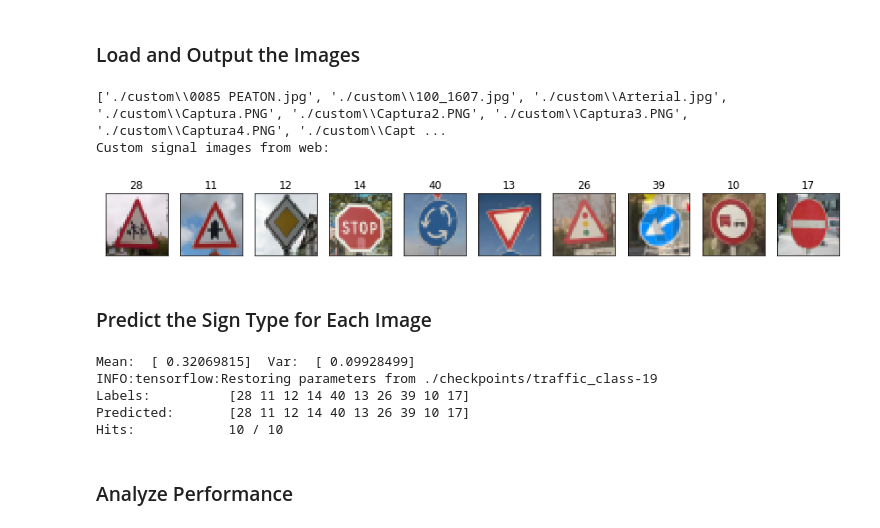
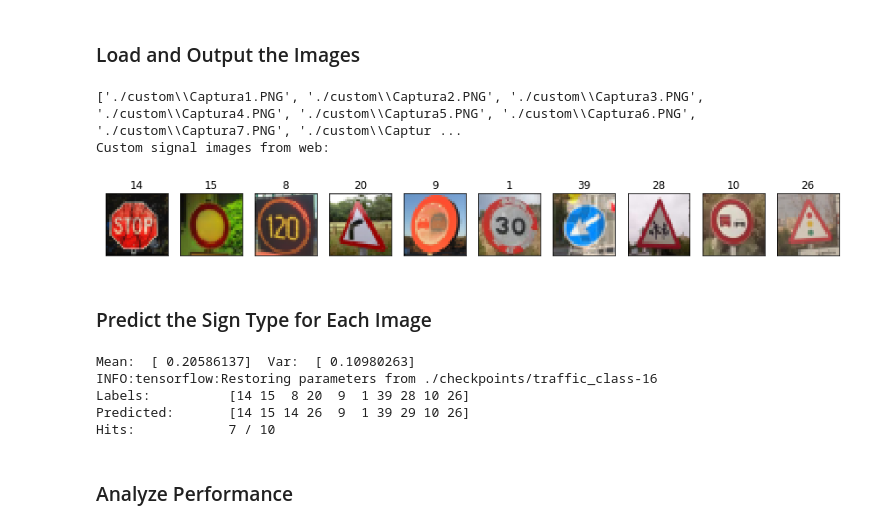
Before and after one commit to saultr/project_2_traffic_sign_classifier, a Jupyter notebook: Traffic_Sign_Classifier.ipynb, the cells around one changed output. Drawn from its saved outputs; the diff is of its cells as text; code cells hidden in the pictures.

```diff
--- a/Traffic_Sign_Classifier.ipynb
+++ b/Traffic_Sign_Classifier.ipynb
@@ -430,7 +440,7 @@ with graph.as_default():
     # Predictions
     training_operation = optimizer.minimize(loss)
     prediction = tf.cast(tf.argmax(logits,1), tf.int32)
-    top_probabilities =  tf.nn.top_k(logits, k=5)
+    top_probabilities =  tf.nn.softmax(logits)
     correct_prediction = tf.equal(tf.argmax(logits, 1), tf.argmax(one_hot_y, 1))
     accuracy_operation = tf.cast(correct_prediction, tf.float32)
     accuracy_operation_mean = tf.reduce_mean(accuracy_operation)
@@ -526,36 +536,36 @@ You may find `signnames.csv` useful as it contains mappings from the class id (i
 # %%
 ### Load the images and plot them here.
 ### Feel free to use as many code cells as needed.
 ### Load the images and plot them here.
 import os, cv2
 import numpy as np
 
 # load new images
 new_images_dir = './custom'
 X_custom = [os.path.join(new_images_dir, f) for f in os.listdir(new_images_dir)]
 print (X_custom)
 # load images and resize it to 32x32
 X_custom =np.asarray([cv2.resize(cv2.cvtColor(cv2.imread(f), cv2.COLOR_BGR2RGB), (32,32), \
                                  interpolation =  cv2.INTER_AREA) for f in X_custom])
 
 # manually annotated labels for these new images
-y_custom = [28, 11, 12, 14, 40, 13, 26 , 39, 10, 17]
+y_custom = [14, 15, 8, 20, 9, 1, 39, 28, 10, 26]
 
 # plot new test images
 fig, axarray = plt.subplots(1, len(X_custom))
 fig.set_size_inches(15, 15)
 
 print ('Custom signal images from web: ')
 for i, ax in enumerate(axarray.ravel()):
     ax.imshow(X_custom[i])
     ax.set_title('{}'.format(y_custom[i]))
     plt.setp(ax.get_xticklabels(), visible=False)
     plt.setp(ax.get_yticklabels(), visible=False)
     ax.set_xticks([]), ax.set_yticks([])
 # %% [output]
-['./custom\\0085 PEATON.jpg', './custom\\100_1607.jpg', './custom\\Arterial.jpg', './custom\\Captura.PNG', './custom\\Captura2.PNG', './custom\\Captura3.PNG', './custom\\Captura4.PNG', './custom\\Capt ...
+['./custom\\Captura1.PNG', './custom\\Captura2.PNG', './custom\\Captura3.PNG', './custom\\Captura4.PNG', './custom\\Captura5.PNG', './custom\\Captura6.PNG', './custom\\Captura7.PNG', './custom\\Captur ...
 Custom signal images from web:
-[figure, old version]
+[figure, new version]
 # %% [markdown]
 ### Predict the Sign Type for Each Image
 # %%
@@ -567,7 +577,7 @@ X_custom_N, y_custom_N = normalize_grayscale (X_custom, y_custom, False)
 hits = 0
 with tf.Session(graph=graph) as sess:
     # restore desired saved session, do a checkpoint
-    saver.restore(sess, './checkpoints/traffic_class-19')
+    saver.restore(sess, './checkpoints/traffic_class-16')
     saver.save(sess, './checkpoints/traffic_class')
 
     # predict on unseen images
@@ -578,11 +588,11 @@ with tf.Session(graph=graph) as sess:
     print ('Predicted: \t', predicted_labels)
     print ('Hits: \t\t', hits,'/', ncustom )
 # %% [output]
-Mean:  [ 0.32069815]  Var:  [ 0.09928499]
-INFO:tensorflow:Restoring parameters from ./checkpoints/traffic_class-19
-Labels:          [28 11 12 14 40 13 26 39 10 17]
-Predicted:       [28 11 12 14 40 13 26 39 10 17]
-Hits:            10 / 10
+Mean:  [ 0.20586137]  Var:  [ 0.10980263]
+INFO:tensorflow:Restoring parameters from ./checkpoints/traffic_class-16
+Labels:          [14 15  8 20  9  1 39 28 10 26]
+Predicted:       [14 15 14 26  9  1 39 29 10 26]
+Hits:            7 / 10
 # %% [markdown]
 ### Analyze Performance
 # %%
```
Also changed, not shown: parts of 8 cells of this notebook, 37 other files.
